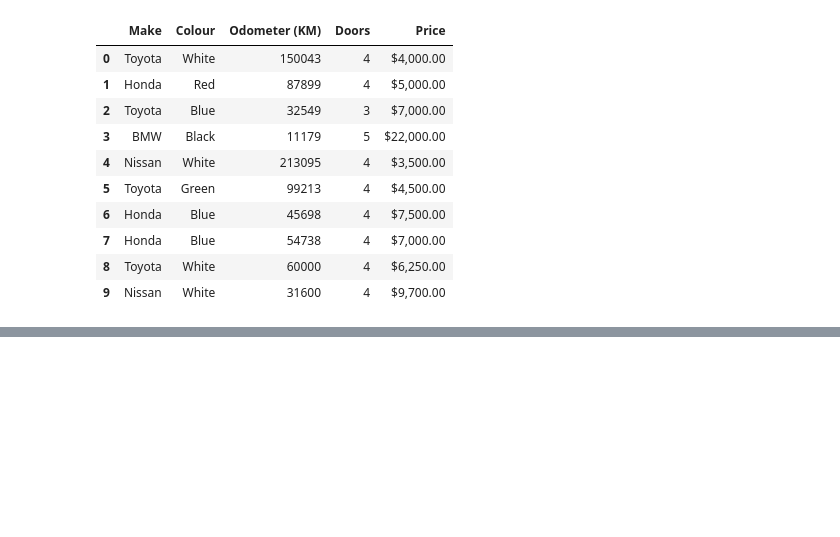
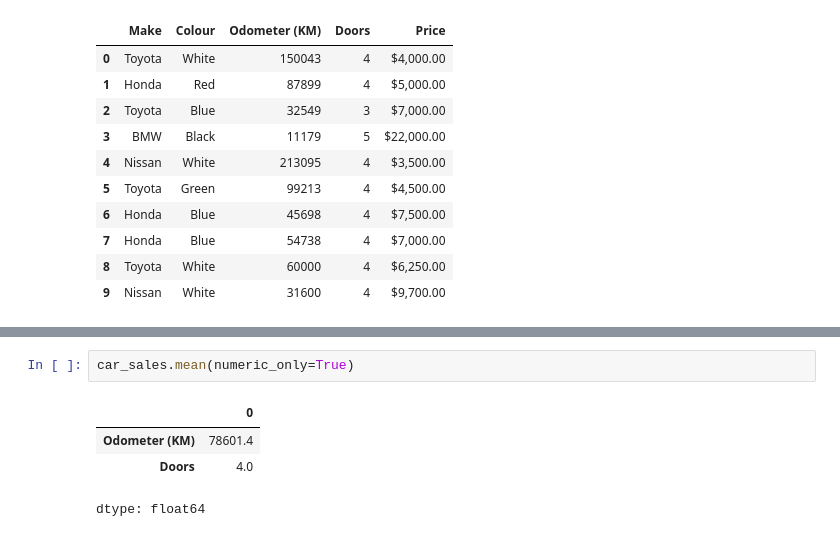
Before and after one commit to sheikh-asiful-islam/Pandas_Playground, a Jupyter notebook: Pandas_Playground.ipynb, the cells around one changed output, grey strips where cells are left out. Cells and saved outputs as stored; diff of their text form; blank space fills up the shorter version.

```diff
--- a/Pandas_Playground.ipynb
+++ b/Pandas_Playground.ipynb
@@ -128,0 +196,7 @@ exported_car_sales
+# %%
+car_sales.mean(numeric_only=True)
+# %% [output]
+|  | 0 |
+| Odometer (KM) | 78601.4 |
+| Doors | 4.0 |
+dtype: float64
```
Also changed, not shown: parts of 16 cells of this notebook.
